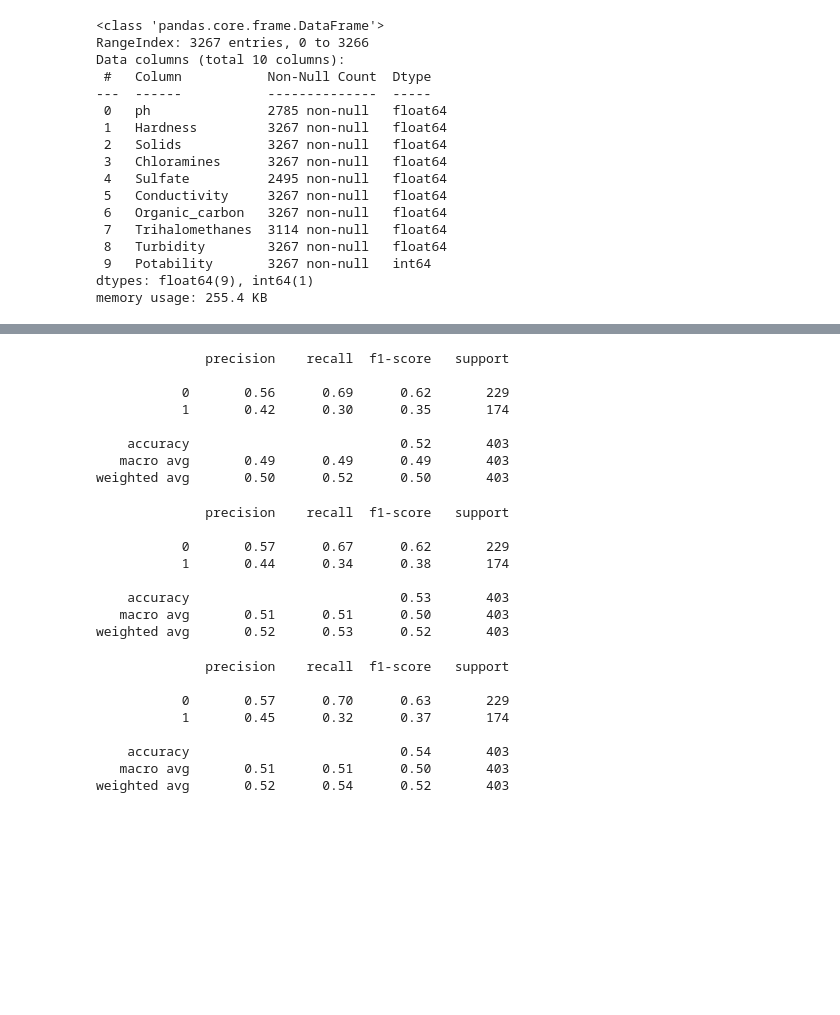
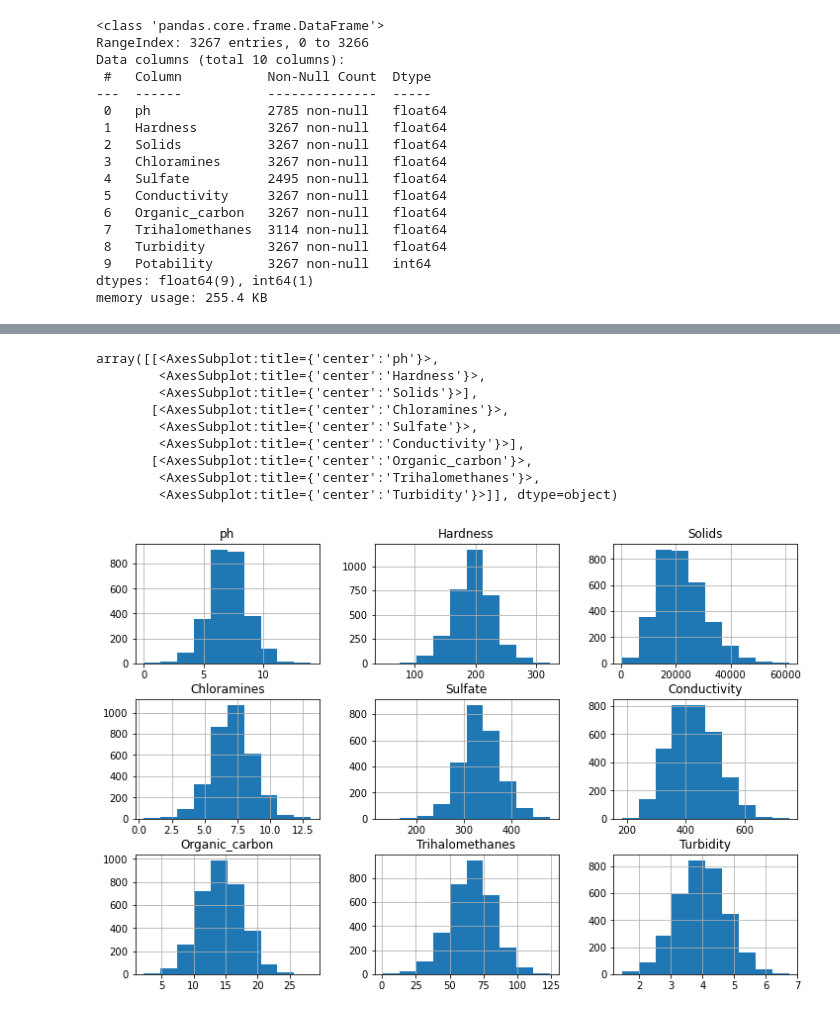
Before and after one commit to AleksanderWernik/Water_potability, a Jupyter notebook: Woda.ipynb, the cells around one changed output, grey strips where cells are left out. Drawn from its saved outputs; the diff is of its cells as text; code cells hidden in the pictures; blank space fills up the shorter version.

```diff
--- a/Woda.ipynb
+++ b/Woda.ipynb
@@ -178,11 +63,0 @@ pred_knn2=knn2.predict(X_test)
-# %%
-print(classification_report(y_test, pred_knn2))
-# %% [output]
-              precision    recall  f1-score   support
-
-           0       0.56      0.69      0.62       229
-           1       0.42      0.30      0.35       174
-
-    accuracy                           0.52       403
-   macro avg       0.49      0.49      0.49       403
-weighted avg       0.50      0.52      0.50       403
@@ -193,11 +63,0 @@ pred_knn3=knn3.predict(X_test)
-# %%
-print(classification_report(y_test, pred_knn3))
-# %% [output]
-              precision    recall  f1-score   support
-
-           0       0.57      0.67      0.62       229
-           1       0.44      0.34      0.38       174
-
-    accuracy                           0.53       403
-   macro avg       0.51      0.51      0.50       403
-weighted avg       0.52      0.53      0.52       403
@@ -208,11 +64,13 @@ pred_knn4=knn4.predict(X_test)
-# %%
-print(classification_report(y_test, pred_knn4))
-# %% [output]
-              precision    recall  f1-score   support
-
-           0       0.57      0.70      0.63       229
-           1       0.45      0.32      0.37       174
-
-    accuracy                           0.54       403
-   macro avg       0.51      0.51      0.50       403
-weighted avg       0.52      0.54      0.52       403
+# %%
+df.drop('Potability', axis=1).hist(figsize=(12,8))
+# %% [output]
+array([[<AxesSubplot:title={'center':'ph'}>,
+        <AxesSubplot:title={'center':'Hardness'}>,
+        <AxesSubplot:title={'center':'Solids'}>],
+       [<AxesSubplot:title={'center':'Chloramines'}>,
+        <AxesSubplot:title={'center':'Sulfate'}>,
+        <AxesSubplot:title={'center':'Conductivity'}>],
+       [<AxesSubplot:title={'center':'Organic_carbon'}>,
+        <AxesSubplot:title={'center':'Trihalomethanes'}>,
+        <AxesSubplot:title={'center':'Turbidity'}>]], dtype=object)
+[figure, added]
```
Also changed, not shown: parts of 57 cells of this notebook.
